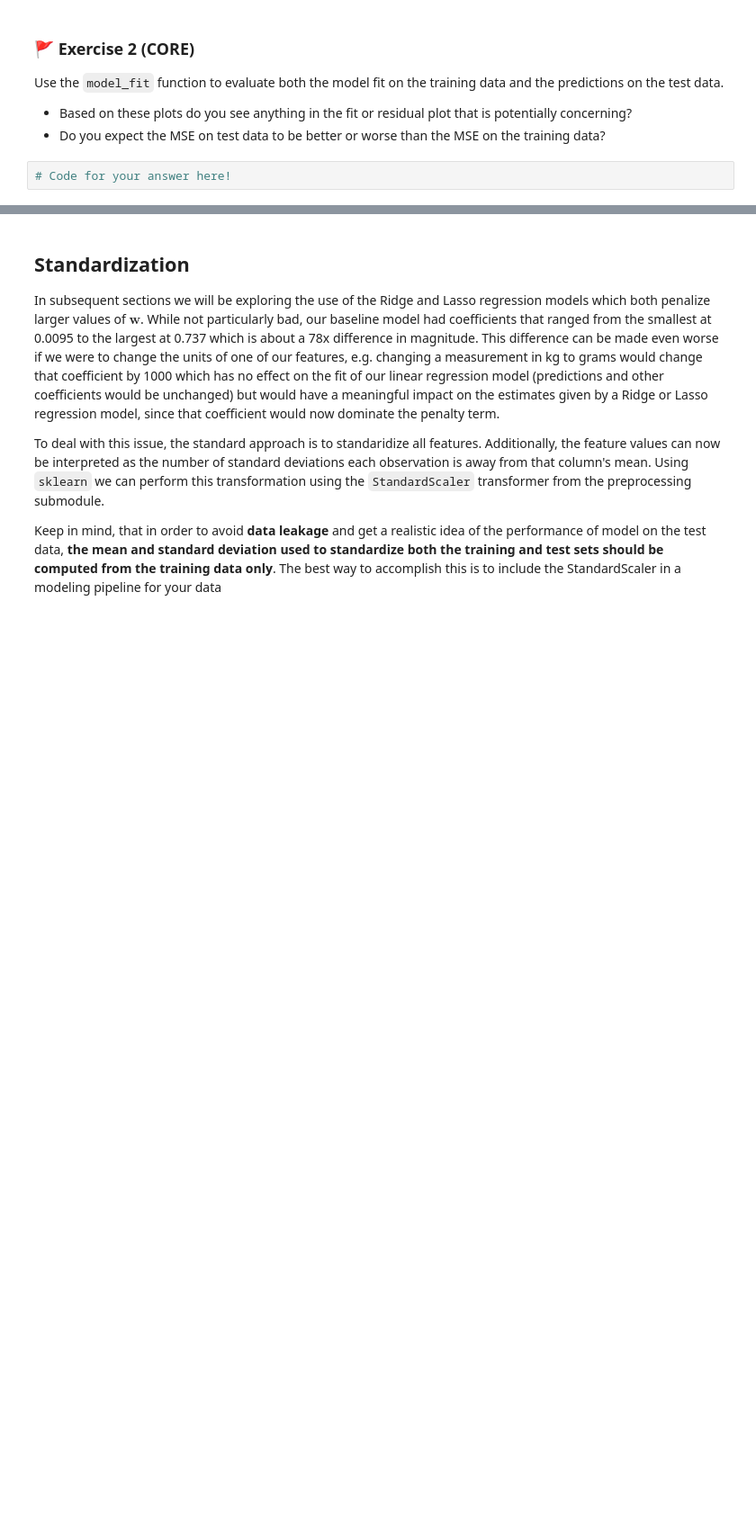
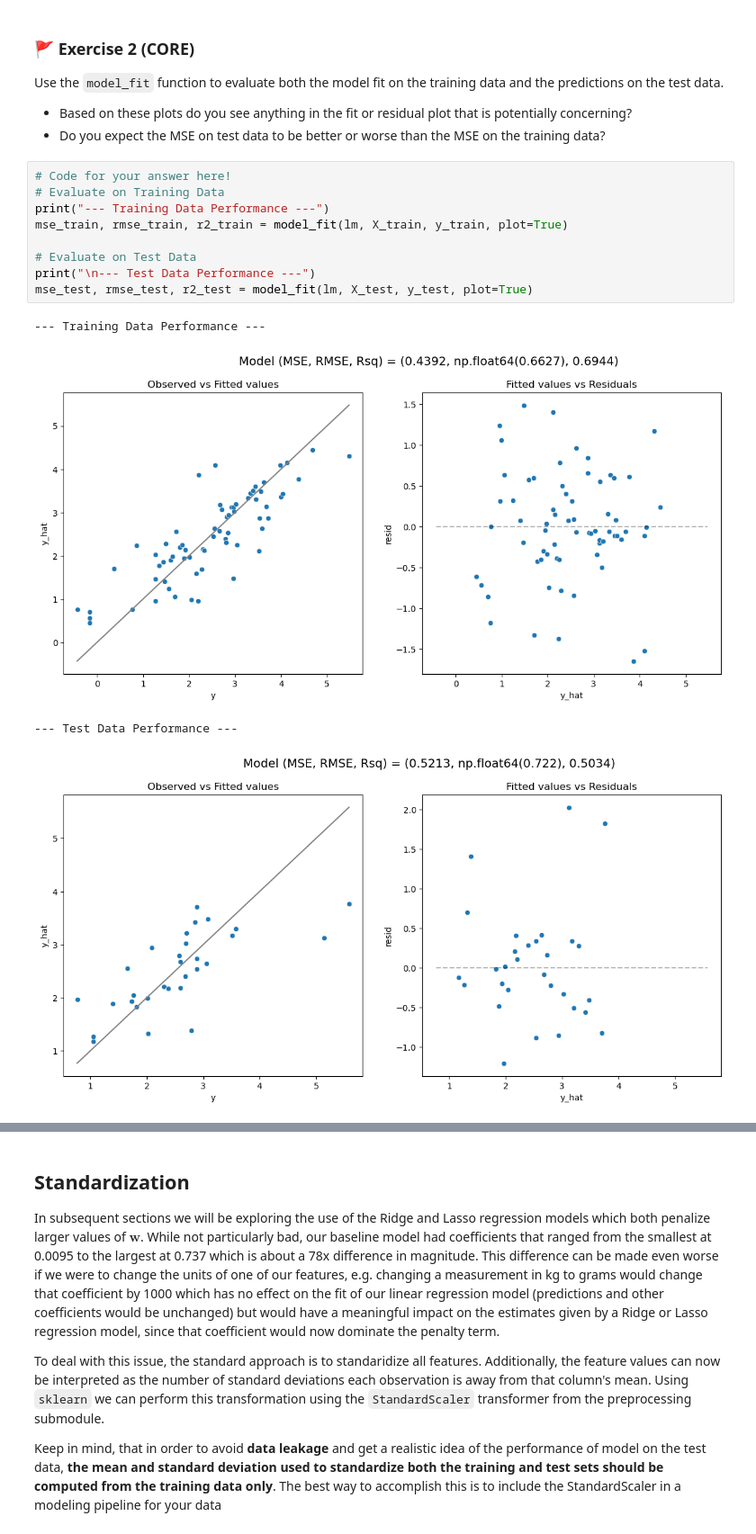
Before and after one commit to zici021129/MLP_2026_week05, a Jupyter notebook: mlp_week05.ipynb, the cells around one changed output, grey strips where cells are left out. Shown at 90% size. Saved outputs shown, nothing was run; the diff lists cells and outputs as text; blank space fills up the shorter version.

```diff
--- a/mlp_week05.ipynb
+++ b/mlp_week05.ipynb
@@ -213,4 +267,16 @@ Use the `model_fit` function to evaluate both the model fit on the training data
 - Do you expect the MSE on test data to be better or worse than the MSE on the training data?
 # %%
 # Code for your answer here!
+# Evaluate on Training Data
+print("--- Training Data Performance ---")
+mse_train, rmse_train, r2_train = model_fit(lm, X_train, y_train, plot=True)
+
+# Evaluate on Test Data
+print("\n--- Test Data Performance ---")
+mse_test, rmse_test, r2_test = model_fit(lm, X_test, y_test, plot=True)
+# %% [output]
+--- Training Data Performance ---
+[figure, added]
+--- Test Data Performance ---
+[figure, added]
 # %% [markdown]
```
Also changed, not shown: parts of 22 cells of this notebook.
